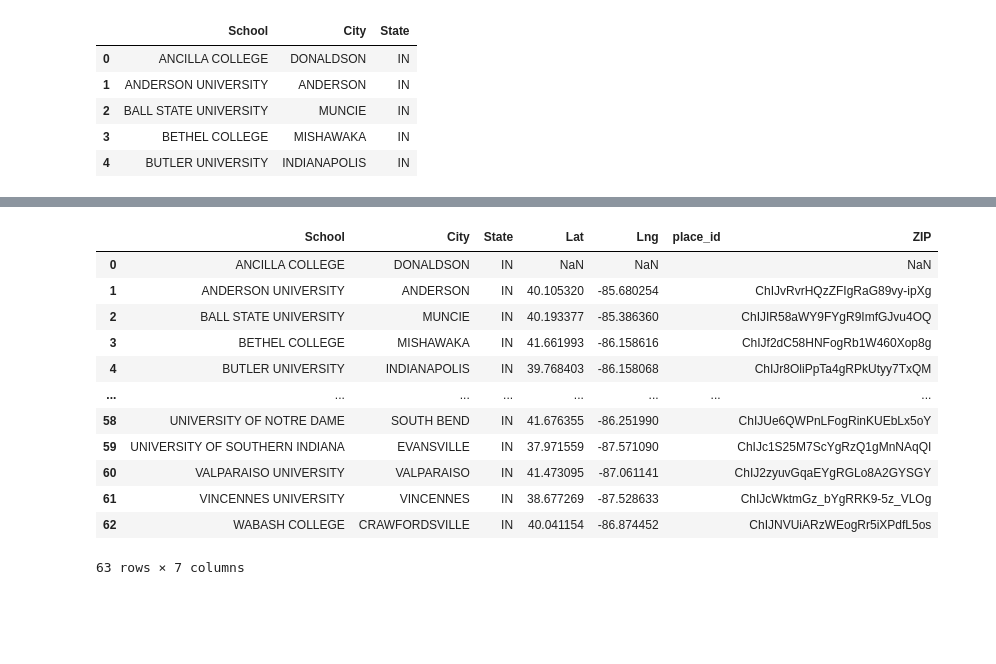
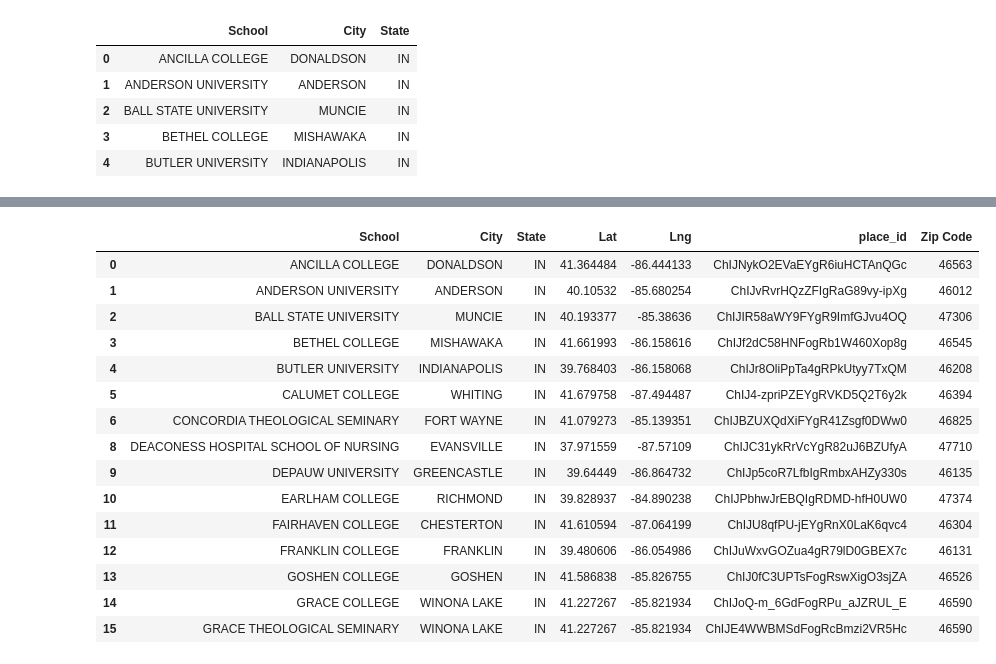
Before and after one commit to staceyj118/Education_and_Taxes, a Jupyter notebook: Resources/Census_Demo.ipynb, the cells around one changed output, grey strips where cells are left out. Drawn from its saved outputs; the diff is of its cells as text; code cells hidden in the pictures; blank space fills up the shorter version.

```diff
--- a/Resources/Census_Demo.ipynb
+++ b/Resources/Census_Demo.ipynb
@@ -208,13 +239,14 @@ city_list_dedup
 # %%
-city_list_dedup2 = city_list_dedup.set_index('CITY')
+#Set Index to City to complete the merge with uni_df
+city_list_dedup2 = city_list_dedup.set_index('City')
 city_list_dedup2
+
+#complete the merge
 merged_df = uni_df_raw.join(city_list_dedup2, on='City')
 merged_df2 = merged_df.reset_index()
 
 # Note to avoid any issues later, use encoding="utf-8"
 merged_df2.to_csv("city_lat_long_ind.csv", encoding="utf-8", index=False)
 
-#If rerunning this, manual input for
-# ST MARY-OF-THE-WOODS	IN	39.51087	-87.46186
-# NORTH MANCHESTER	IN	41.011112	-85.7625
-# DONALDSON	IN	41.359764	-86.44433
+
+merged_df2
@@ -275,5 +267,5 @@ lat_long_df2
 # %%
-for index,row in lat_long_df2.iterrows():
+for index,row in merged_df2.iterrows():
 
     target_lat = row["Lat"]
     target_lng = row["Lng"]
@@ -300,9 +292,9 @@ for index,row in lat_long_df2.iterrows():
 
     places_data = response.json()
 
-    # Extract latitude and longitude
+    # Extract place_id which will be used to find ZIP Code
     try:
-        lat_long_df2.loc[index,"place_id"] = places_data["results"][0]["place_id"]
+        merged_df2.loc[index,"place_id"] = places_data["results"][0]["place_id"]
         print(f"Record found at {target_school}")
     except (KeyError, IndexError):
         print(f"Record could not be found at {target_school} at {target_lat} and {target_lng}")
@@ -348,17 +319,22 @@ print(json.dumps(places_data, indent=4, sort_keys=True))
-# %%
-lat_long_df2
-# %% [output]
-|  | School | City | State | Lat | Lng | place_id | ZIP |
-| 0 | ANCILLA COLLEGE | DONALDSON | IN | NaN | NaN |  | NaN |
-| 1 | ANDERSON UNIVERSITY | ANDERSON | IN | 40.105320 | -85.680254 |  | ChIJvRvrHQzZFIgRaG89vy-ipXg |
-| 2 | BALL STATE UNIVERSITY | MUNCIE | IN | 40.193377 | -85.386360 |  | ChIJIR58aWY9FYgR9ImfGJvu4OQ |
-| 3 | BETHEL COLLEGE | MISHAWAKA | IN | 41.661993 | -86.158616 |  | ChIJf2dC58HNFogRb1W460Xop8g |
-| 4 | BUTLER UNIVERSITY | INDIANAPOLIS | IN | 39.768403 | -86.158068 |  | ChIJr8OliPpTa4gRPkUtyy7TxQM |
-| ... | ... | ... | ... | ... | ... | ... | ... |
-| 58 | UNIVERSITY OF NOTRE DAME | SOUTH BEND | IN | 41.676355 | -86.251990 |  | ChIJUe6QWPnLFogRinKUEbLx5oY |
-| 59 | UNIVERSITY OF SOUTHERN INDIANA | EVANSVILLE | IN | 37.971559 | -87.571090 |  | ChIJc1S25M7ScYgRzQ1gMnNAqQI |
-| 60 | VALPARAISO UNIVERSITY | VALPARAISO | IN | 41.473095 | -87.061141 |  | ChIJ2zyuvGqaEYgRGLo8A2GYSGY |
-| 61 | VINCENNES UNIVERSITY | VINCENNES | IN | 38.677269 | -87.528633 |  | ChIJcWktmGz_bYgRRK9-5z_VLOg |
-| 62 | WABASH COLLEGE | CRAWFORDSVILLE | IN | 40.041154 | -86.874452 |  | ChIJNVUiARzWEogRr5iXPdfL5os |
-63 rows × 7 columns
+# %%
+#Remove Davenport college as further research shows it's in Michigan and and online only
+clean_merge = merged_df2[merged_df2['School']!="DAVENPORT COLLEGE"]
+clean_merge.head(15)
+# %% [output]
+|  | School | City | State | Lat | Lng | place_id | Zip Code |
+| 0 | ANCILLA COLLEGE | DONALDSON | IN | 41.364484 | -86.444133 | ChIJNykO2EVaEYgR6iuHCTAnQGc | 46563 |
+| 1 | ANDERSON UNIVERSITY | ANDERSON | IN | 40.10532 | -85.680254 | ChIJvRvrHQzZFIgRaG89vy-ipXg | 46012 |
+| 2 | BALL STATE UNIVERSITY | MUNCIE | IN | 40.193377 | -85.38636 | ChIJIR58aWY9FYgR9ImfGJvu4OQ | 47306 |
+| 3 | BETHEL COLLEGE | MISHAWAKA | IN | 41.661993 | -86.158616 | ChIJf2dC58HNFogRb1W460Xop8g | 46545 |
+| 4 | BUTLER UNIVERSITY | INDIANAPOLIS | IN | 39.768403 | -86.158068 | ChIJr8OliPpTa4gRPkUtyy7TxQM | 46208 |
+| 5 | CALUMET COLLEGE | WHITING | IN | 41.679758 | -87.494487 | ChIJ4-zpriPZEYgRVKD5Q2T6y2k | 46394 |
+| 6 | CONCORDIA THEOLOGICAL SEMINARY | FORT WAYNE | IN | 41.079273 | -85.139351 | ChIJBZUXQdXiFYgR41Zsgf0DWw0 | 46825 |
+| 8 | DEACONESS HOSPITAL SCHOOL OF NURSING | EVANSVILLE | IN | 37.971559 | -87.57109 | ChIJC31ykRrVcYgR82uJ6BZUfyA | 47710 |
+| 9 | DEPAUW UNIVERSITY | GREENCASTLE | IN | 39.64449 | -86.864732 | ChIJp5coR7LfbIgRmbxAHZy330s | 46135 |
+| 10 | EARLHAM COLLEGE | RICHMOND | IN | 39.828937 | -84.890238 | ChIJPbhwJrEBQIgRDMD-hfH0UW0 | 47374 |
+| 11 | FAIRHAVEN COLLEGE | CHESTERTON | IN | 41.610594 | -87.064199 | ChIJU8qfPU-jEYgRnX0LaK6qvc4 | 46304 |
+| 12 | FRANKLIN COLLEGE | FRANKLIN | IN | 39.480606 | -86.054986 | ChIJuWxvGOZua4gR79lD0GBEX7c | 46131 |
+| 13 | GOSHEN COLLEGE | GOSHEN | IN | 41.586838 | -85.826755 | ChIJ0fC3UPTsFogRswXigO3sjZA | 46526 |
+| 14 | GRACE COLLEGE | WINONA LAKE | IN | 41.227267 | -85.821934 | ChIJoQ-m_6GdFogRPu_aJZRUL_E | 46590 |
+| 15 | GRACE THEOLOGICAL SEMINARY | WINONA LAKE | IN | 41.227267 | -85.821934 | ChIJE4WWBMSdFogRcBmzi2VR5Hc | 46590 |
 # %%
```
Also changed, not shown: parts of 22 cells of this notebook, 2 other files.
